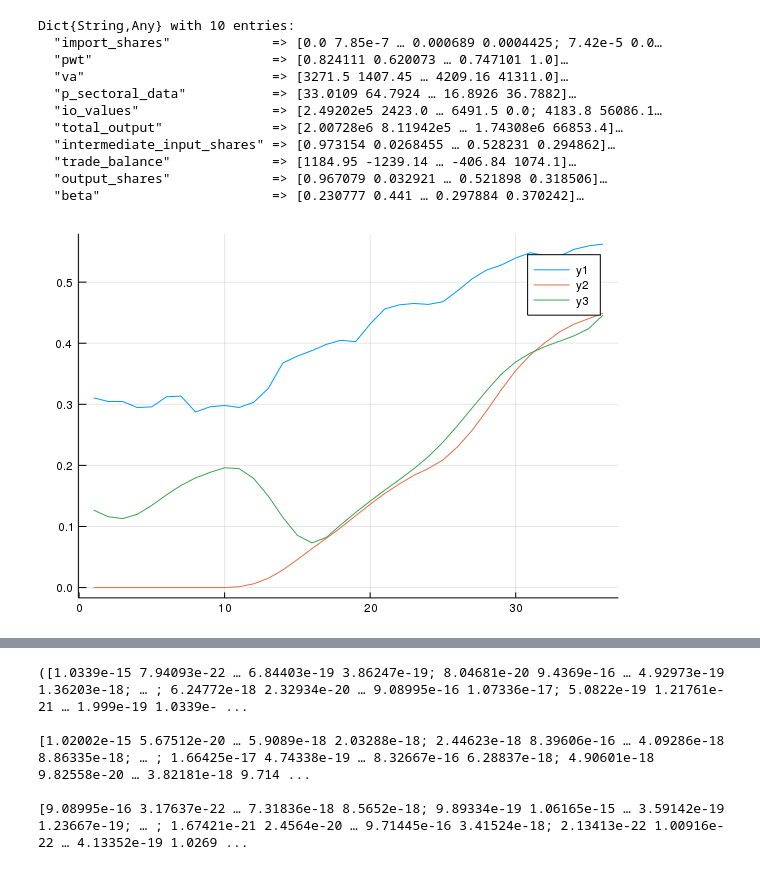
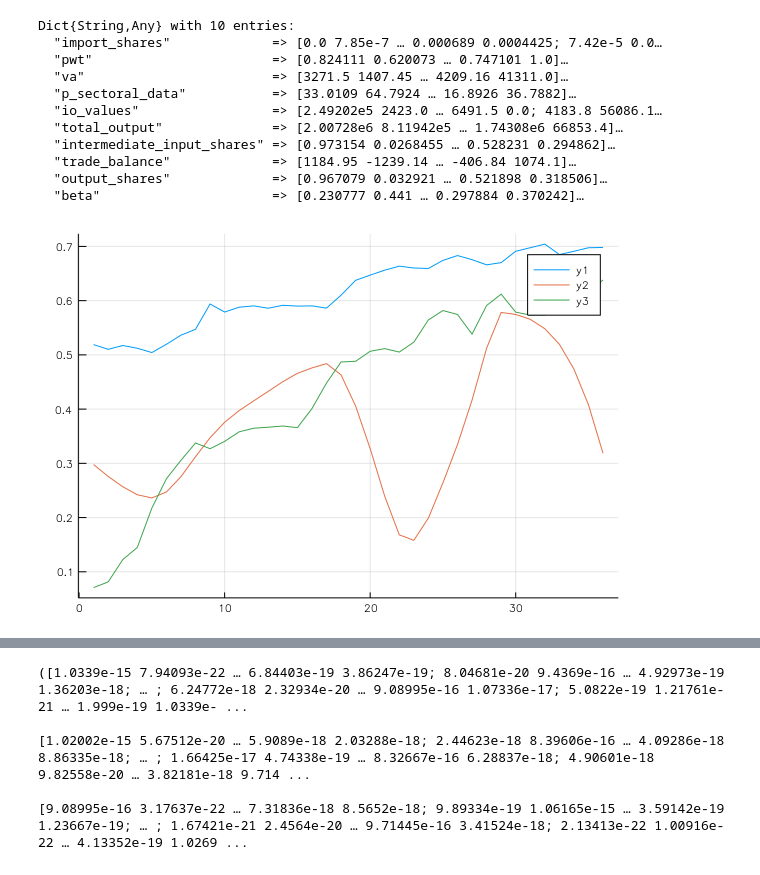
Before and after one commit to korenmiklos/impvol-julia, a Jupyter notebook: notebooks/Check NT sector in South Korea.ipynb, the cells around one changed output, grey strips where cells are left out. Drawn from its saved outputs; the diff is of its cells as text; code cells hidden in the pictures.

```diff
--- a/notebooks/Check NT sector in South Korea.ipynb
+++ b/notebooks/Check NT sector in South Korea.ipynb
@@ -3,8 +3,8 @@ using FileIO, Plots
 gr()
 default(fmt = :png)
 # %%
-p_new = load("../experiments/baseline/common_parameters.jld2")["parameters"]
-p_old = load("../experiments/old/common_parameters.jld2")["parameters"]
+p_new = load("../experiments/CES0.5/common_parameters.jld2")["parameters"]
+p_old = load("../experiments/baseline/common_parameters.jld2")["parameters"]
 data = load("../data/impvol_data.jld2")
 # %% [output]
 Dict{String,Any} with 10 entries:
@@ -20,6 +20,6 @@ Dict{String,Any} with 10 entries:
   "beta"                      => [0.230777 0.441 … 0.297884 0.370242]…
 # %%
 va_share = data["va"] ./ sum(data["va"], 3)
-plot([va_share[1,5,end,:] p_old[:final_expenditure_shares][1,5,end,:] p_new[:final_expenditure_shares][1,5,end,:]])
+plot([va_share[1,21,end,:] p_old[:final_expenditure_shares][1,21,end,:] p_new[:final_expenditure_shares][1,21,end,:]])
 # %% [output]
-[figure, old version]
+[figure, new version]
```
Also changed, not shown: parts of 20 cells of this notebook, 20 other files.
